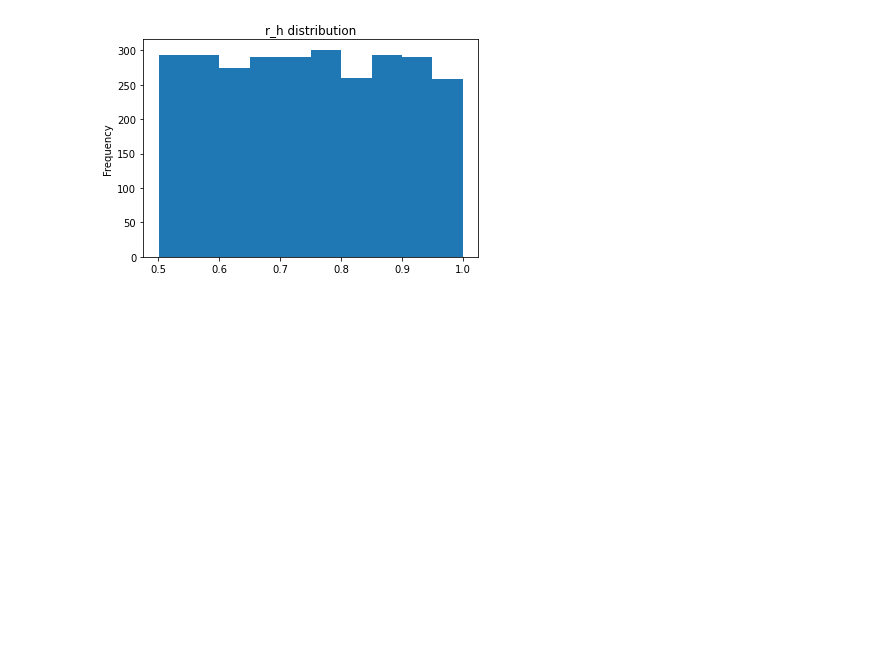
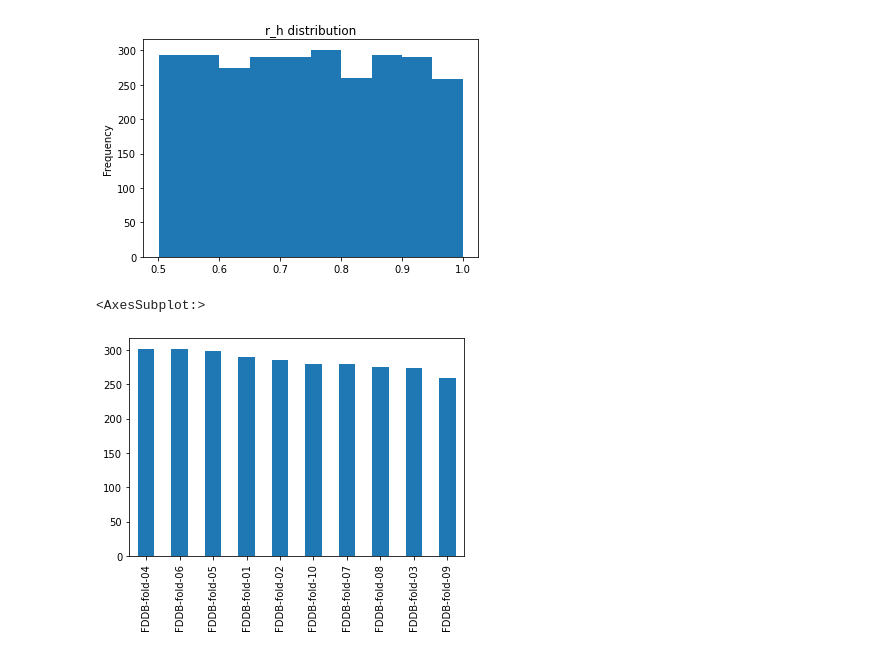
Before and after one commit to TeleMidia/faces360, a Jupyter notebook: ipynb/dataset360_analysis.ipynb, the cells around one changed output. Cells and saved outputs as stored; diff of their text form; code cells hidden in the pictures; blank space fills up the shorter version.

Commit message:
dataset plots

```diff
--- a/ipynb/dataset360_analysis.ipynb
+++ b/ipynb/dataset360_analysis.ipynb
@@ -82,3 +82,8 @@ dataset360.r_h.plot.hist(title = 'r_h distribution')
 # %% [output]
 <AxesSubplot:title={'center':'r_h distribution'}, ylabel='Frequency'>
 [figure]
+# %%
+dataset360.fold.value_counts().plot.bar()
+# %% [output]
+<AxesSubplot:>
+[figure, added]
```
